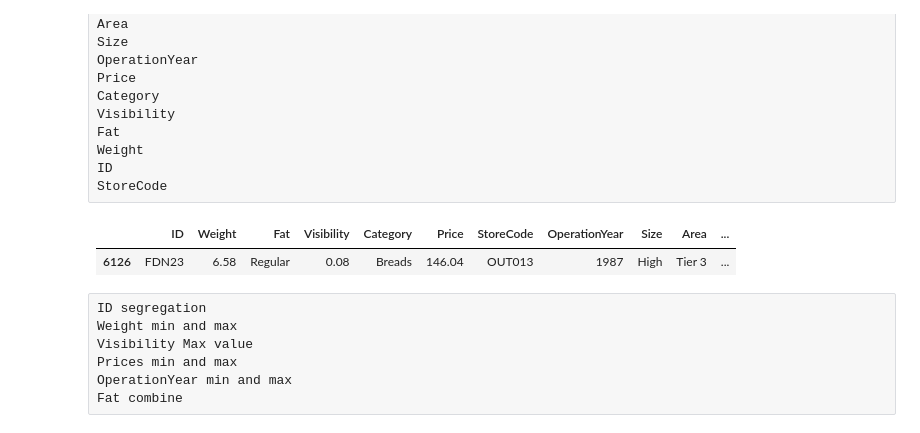
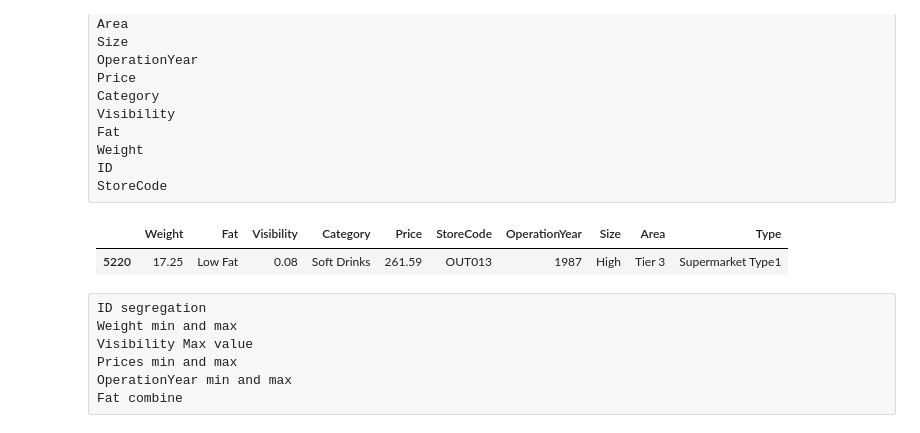
Before and after one commit to simran2104/retail-sales-prediction, a Jupyter notebook: sales_prediction-model.ipynb, the cells around one changed output. Saved outputs shown, nothing was run; the diff lists cells and outputs as text; code cells hidden in the pictures.

```diff
--- a/sales_prediction-model.ipynb
+++ b/sales_prediction-model.ipynb
@@ -487,15 +482,15 @@ StoreCode
 # %%
 from sklearn.preprocessing import FunctionTransformer
 
 trf1 = FunctionTransformer(
-    lambda x: x.drop(columns=["No", "Security"])
+    lambda x: x.drop(columns=["No", "Security", "ID"])
 )
 
 X_train_temp = trf1.fit_transform(X_train)
 X_train_temp.sample(1)
 # %% [output]
-|  | ID | Weight | Fat | Visibility | Category | Price | StoreCode | OperationYear | Size | Area | ... |
-| 6126 | FDN23 | 6.58 | Regular | 0.08 | Breads | 146.04 | OUT013 | 1987 | High | Tier 3 | ... |
+|  | Weight | Fat | Visibility | Category | Price | StoreCode | OperationYear | Size | Area | Type |
+| 5220 | 17.25 | Low Fat | 0.08 | Soft Drinks | 261.59 | OUT013 | 1987 | High | Tier 3 | Supermarket Type1 |
 # %% [raw]
 ID segregation
 Weight min and max
```
Also changed, not shown: parts of 24 cells of this notebook.
